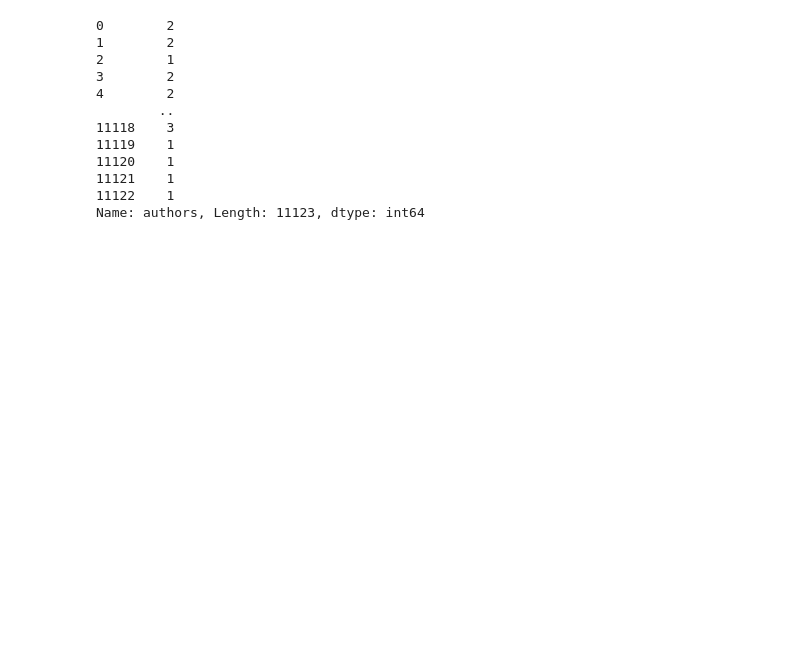
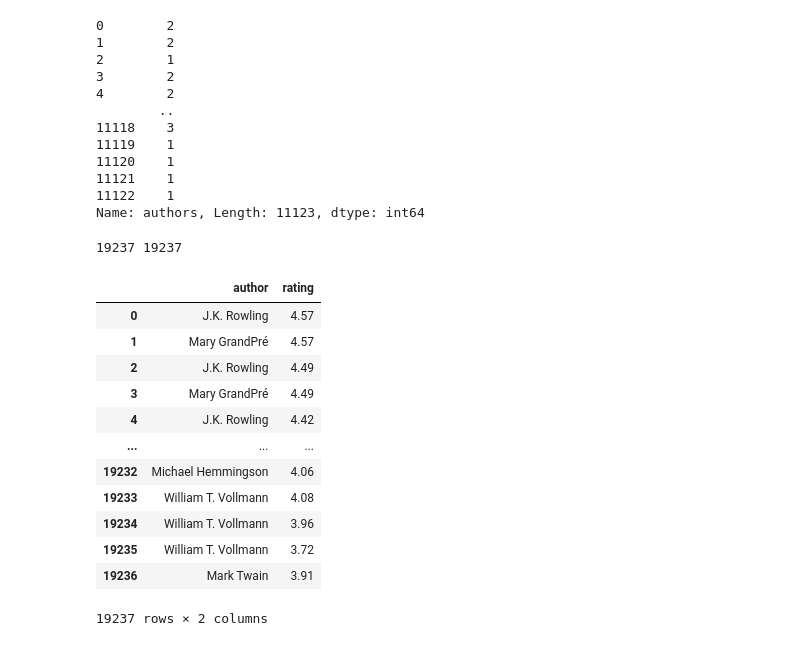
Before and after one commit to niramay447/kaggle-competitions, a Jupyter notebook: good-reads.ipynb, the cells around one changed output. Cells and saved outputs as stored; diff of their text form; code cells hidden in the pictures; blank space fills up the shorter version.

```diff
--- a/good-reads.ipynb
+++ b/good-reads.ipynb
@@ -143,3 +143,32 @@ author_numbers
 11121    1
 11122    1
 Name: authors, Length: 11123, dtype: int64
+# %%
+import itertools
+ratings_with_duplis = []
+for i in range(len(ratings)):
+    for j in range(author_numbers[i]):
+        ratings_with_duplis.append(ratings[i])
+
+authors_with_duplis = list(itertools.chain.from_iterable(authors))
+
+print(len(authors_with_duplis), len(ratings_with_duplis))
+# %% [output]
+19237 19237
+# %%
+book_wise_auth = pd.DataFrame(list(zip(authors_with_duplis, ratings_with_duplis)), columns=['author','rating'])
+book_wise_auth
+# %% [output]
+|  | author | rating |
+| 0 | J.K. Rowling | 4.57 |
+| 1 | Mary GrandPré | 4.57 |
+| 2 | J.K. Rowling | 4.49 |
+| 3 | Mary GrandPré | 4.49 |
+| 4 | J.K. Rowling | 4.42 |
+| ... | ... | ... |
+| 19232 | Michael Hemmingson | 4.06 |
+| 19233 | William T. Vollmann | 4.08 |
+| 19234 | William T. Vollmann | 3.96 |
+| 19235 | William T. Vollmann | 3.72 |
+| 19236 | Mark Twain | 3.91 |
+19237 rows × 2 columns
```
